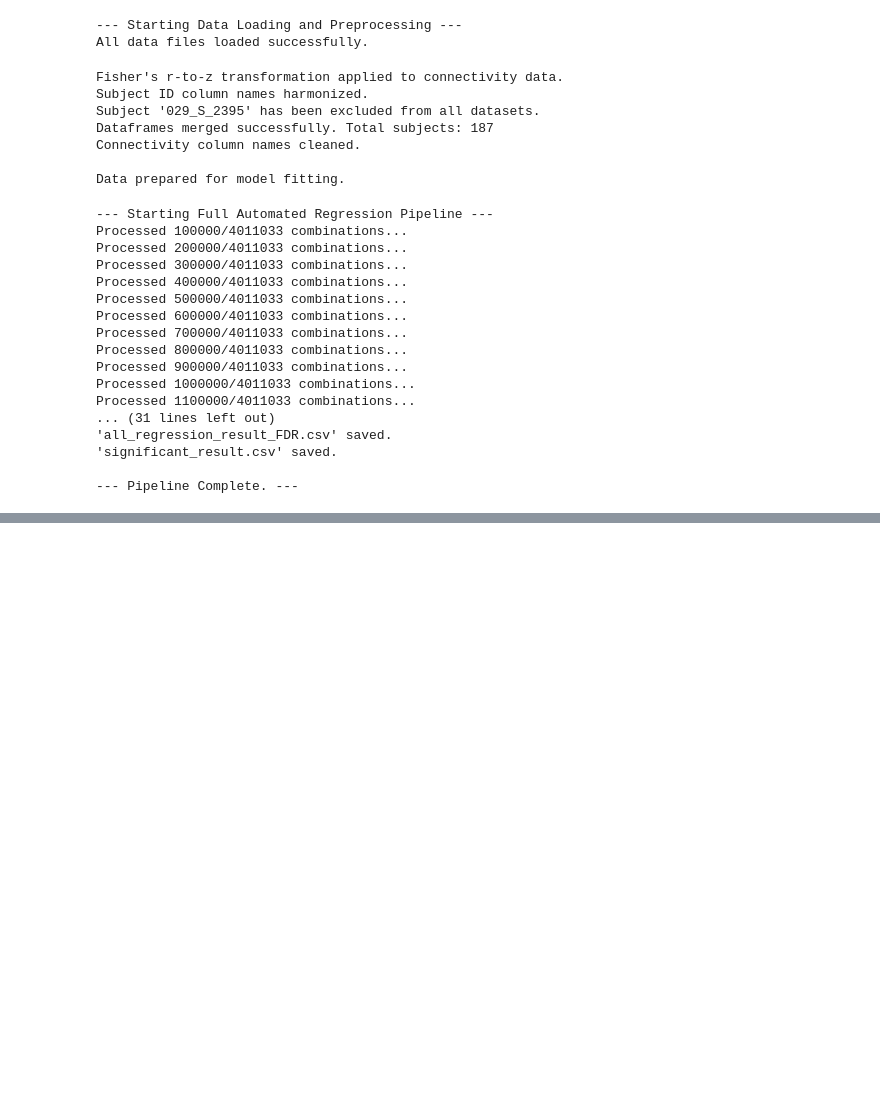
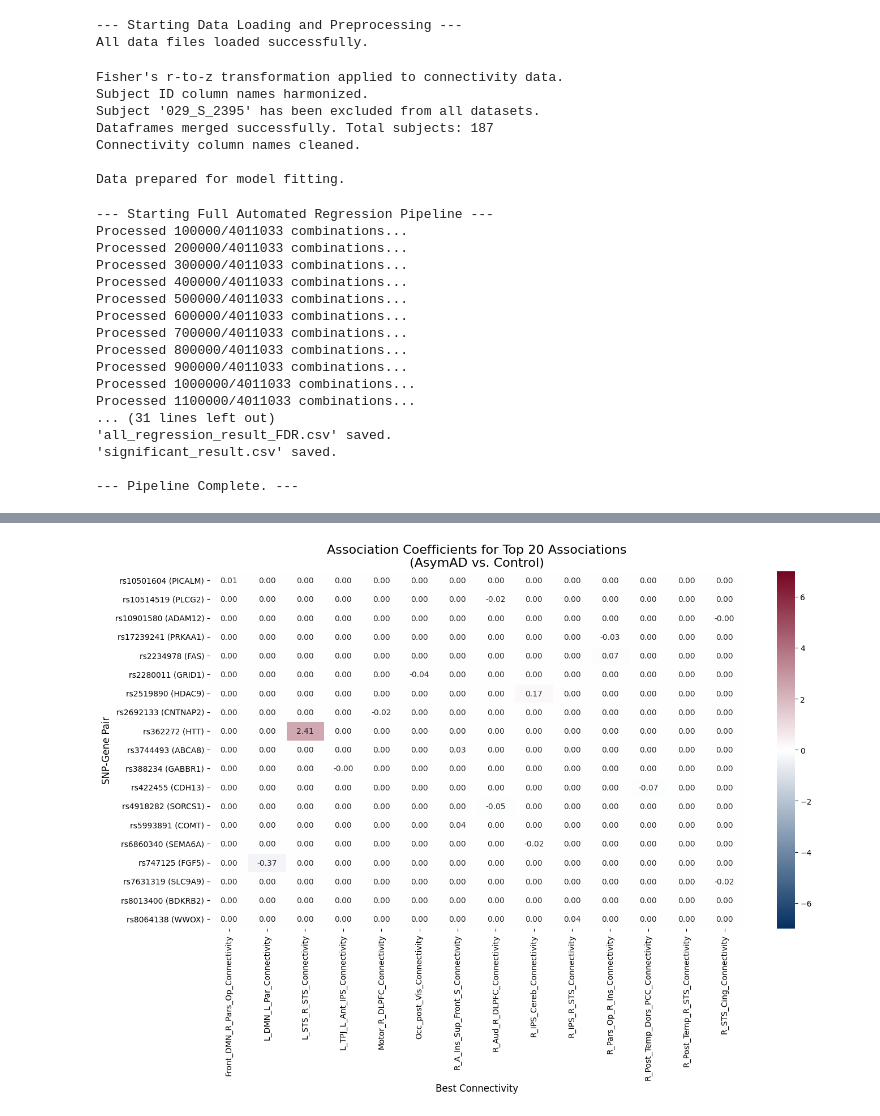
Before and after one commit to xiaoqinghuanglab/IG-fmri-snp, a Jupyter notebook: notebooks/Image_genetic_analysis.ipynb, the cells around one changed output, grey strips where cells are left out. Saved outputs shown, nothing was run; the diff lists cells and outputs as text; code cells hidden in the pictures; blank space fills up the shorter version.

```diff
--- a/notebooks/Image_genetic_analysis.ipynb
+++ b/notebooks/Image_genetic_analysis.ipynb
@@ -256,0 +387,97 @@ Processed 1100000/4011033 combinations...
+# %%
+# Cell-5
+
+import pandas as pd
+import numpy as np
+import seaborn as sns
+import matplotlib.pyplot as plt
+import os
+import re
+from matplotlib.colors import LinearSegmentedColormap
+
+print("\n--- Starting Matplotlib Heatmap Generation for All Six Comparisons ---")
+
+# Define the output folder
+output_folder = 'Output_Version2'
+os.makedirs(output_folder, exist_ok=True)
+
+# Define the file paths for the provided data
+gene_info_path = 'GWAS_Results_by_Comparison/Gene_Info_AsymAD_vs_Control.csv'
+results_path = 'GWAS_Results_by_Comparison/Asym_AD_vs_Control_results.csv'
+
+# Check if the files exist before proceeding
+if not os.path.exists(gene_info_path) or not os.path.exists(results_path):
+    print("Error: The necessary input files for this cell were not found.")
+else:
+    # Load the gene info and results data
+    gene_info_df = pd.read_csv(gene_info_path)
+    results_df = pd.read_csv(results_path)
+
+    # Rename the column in gene_info_df to match the format of results_df
+    gene_info_df.rename(columns={'SNP name': 'SNP_Name'}, inplace=True)
+
+    # Clean the SNP name in both files to allow for merging
+    gene_info_df['SNP_Clean'] = gene_info_df['SNP_Name'].apply(lambda x: re.sub(r'_[ATCG]$', '', x))
+    results_df['SNP_Clean'] = results_df['SNP_Name'].apply(lambda x: re.sub(r'_[ATCG]$', '', x))
+
+    # Merge the two dataframes on the cleaned SNP name
+    merged_df = pd.merge(results_df, gene_info_df, on='SNP_Clean', how='inner', suffixes=('_results', '_gene'))
+
+    # Define the six comparisons and their corresponding coefficient columns
+    comparisons = {
+        'AsymAD vs. Control': 'Coeff_AsymAD_vs_Control',
+        'AsymAD vs. TypAD': 'Coeff_AsymAD_vs_TypAD',
+        'AsymAD vs. LowNFT': 'Coeff_AsymAD_vs_LowNFT',
+        'TypAD vs. Control': 'Coeff_TypAD_vs_Control',
+        'TypAD vs. LowNFT': 'Coeff_TypAD_vs_LowNFT',
+        'LowNFT vs. Control': 'Coeff_LowNFT_vs_Control',
+    }
+
+    # Filter for the top 20 unique SNP-Gene-Connectivity combinations
+    top_20_associations = merged_df.sort_values(
+        by='Significance_Count', ascending=False
+    ).drop_duplicates(
+        subset=['SNP_Clean', 'Gene Name', 'Best Connectivity']
+    ).head(20).copy()
+
+    # Create a unique identifier for the rows
+    top_20_associations['SNP_Gene_Pair'] = top_20_associations['SNP_Name_gene'] + ' (' + top_20_associations['Gene Name'] + ')'
+
+    # Calculate global min and max for consistent color scale
+    all_coeffs = top_20_associations[[col for col in comparisons.values()]].to_numpy().flatten()
+    max_abs_coeff = np.nanmax(np.abs(all_coeffs))
+    vmin = -max_abs_coeff
+    vmax = max_abs_coeff
+
+    # Define the custom color map (blue to white to red)
+    cmap = LinearSegmentedColormap.from_list("blue_white_red", ["#053061", "white", "#760521"])
+
+    # Iterate through each comparison and generate a separate heatmap
+    for title, coeff_column in comparisons.items():
+        print(f"Generating heatmap for '{title}'...")
+
+        # Create the heatmap data matrix for the current comparison.
+        heatmap_data = top_20_associations.pivot_table(
+            index='SNP_Gene_Pair',
+            columns='Best Connectivity',
+            values=coeff_column,
+            fill_value=0
+        )
+
+        plt.figure(figsize=(14, 10))
+        sns.heatmap(heatmap_data, annot=True, fmt=".2f", cmap=cmap, linewidths=.5, vmin=vmin, vmax=vmax)
+        plt.title(f'Association Coefficients for Top 20 Associations\n({title})', fontsize=16)
+        plt.xlabel('Best Connectivity', fontsize=12)
+        plt.ylabel('SNP-Gene Pair', fontsize=12)
+        plt.tight_layout()
+
+        # Save the plot
+        file_name = f"{title.replace(' ', '_').replace('.', '')}_Top20_Heatmap.png"
+        file_path = os.path.join(output_folder, file_name)
+        plt.savefig(file_path, dpi=300)
+        print(f"  Heatmap saved to '{file_path}'")
+        plt.show()
+        plt.close()
+
+print("\nAll heatmaps generated. Cell-5 code executed.")
+# %% [output]
@@ -256,0 +487 @@ Processed 1100000/4011033 combinations...
+[figure, added]
```
Also changed, not shown: parts of 4 cells of this notebook, 20 other files.
